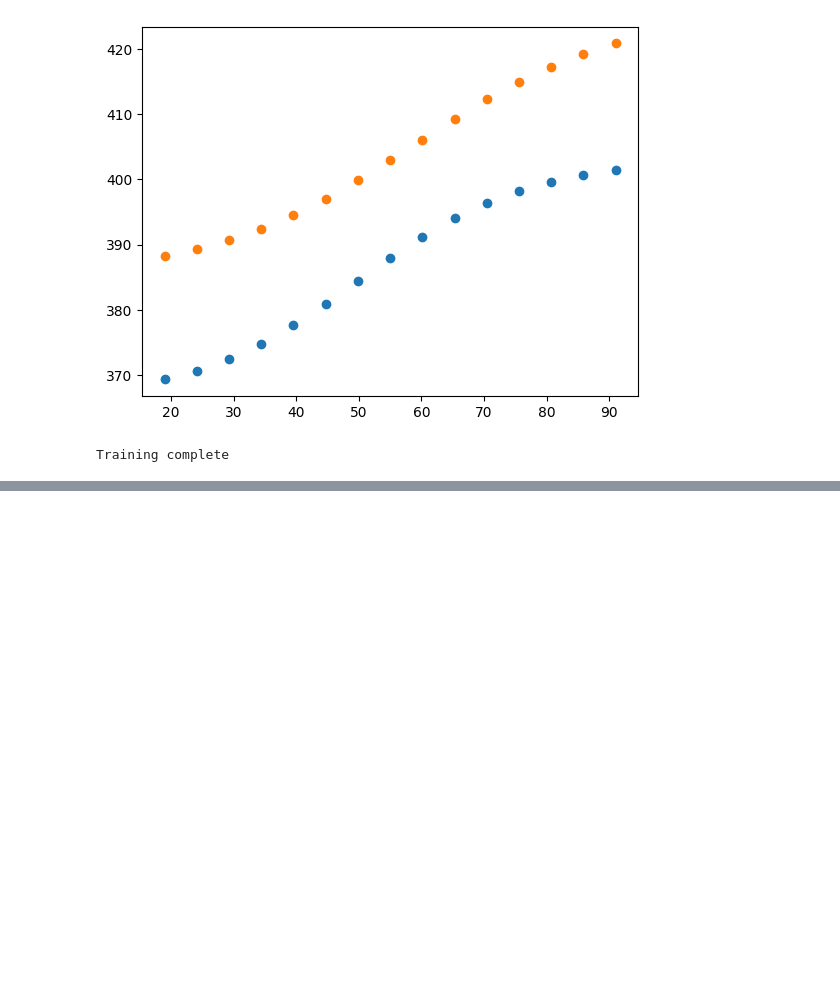
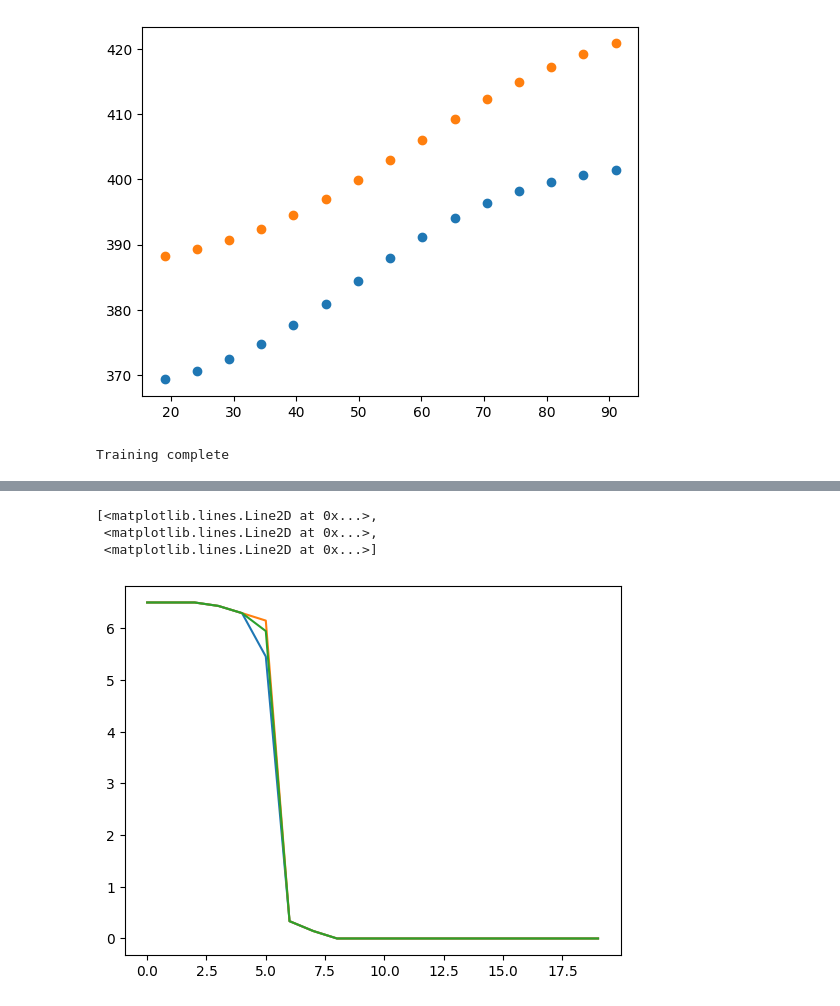
Before and after one commit to renatoparedes/SCZ_PPS_Expansion_Model, a Jupyter notebook: Training_Exploration.ipynb, the cells around one changed output, grey strips where cells are left out. Cells and saved outputs as stored; diff of their text form; code cells hidden in the pictures; blank space fills up the shorter version.

```diff
--- a/Training_Exploration.ipynb
+++ b/Training_Exploration.ipynb
@@ -273,0 +270,7 @@ plt.plot(SCZWa_tr[:, :, -1, -1])
+# %%
+plt.plot(SCZWa_tr[:, :, 0, -1])
+# %% [output]
+[<matplotlib.lines.Line2D at 0x...>,
+ <matplotlib.lines.Line2D at 0x...>,
+ <matplotlib.lines.Line2D at 0x...>]
+[figure, added]
```
Also changed, not shown: parts of 13 cells of this notebook, 2 other files.
